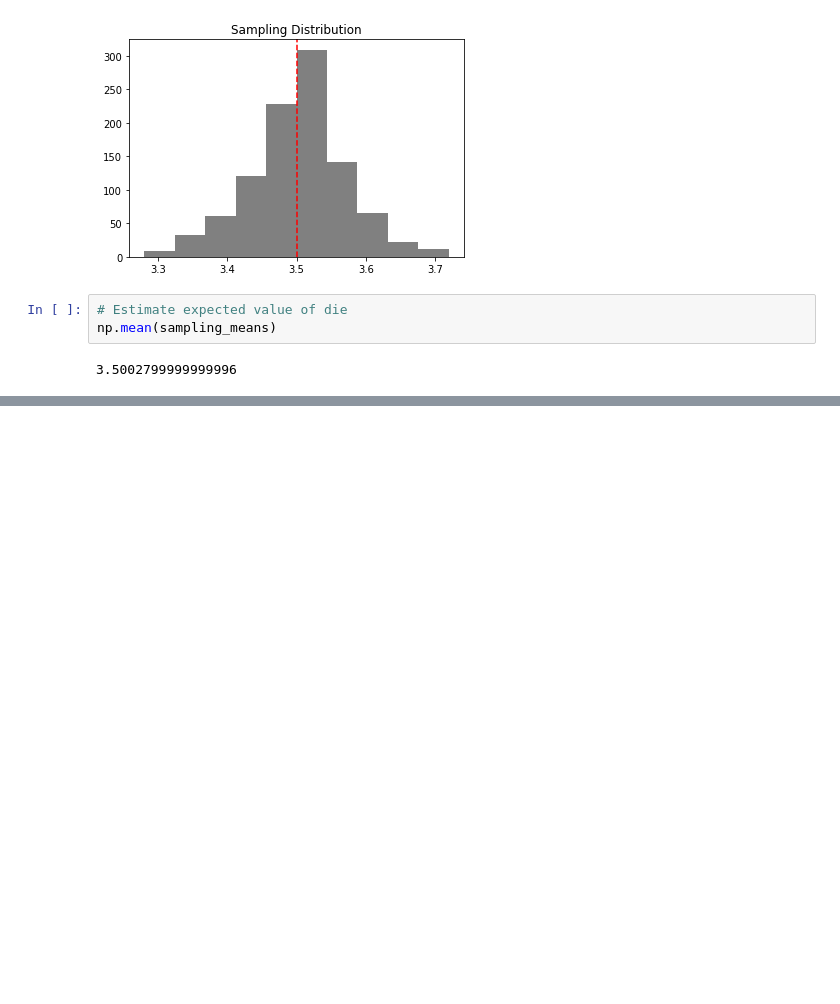
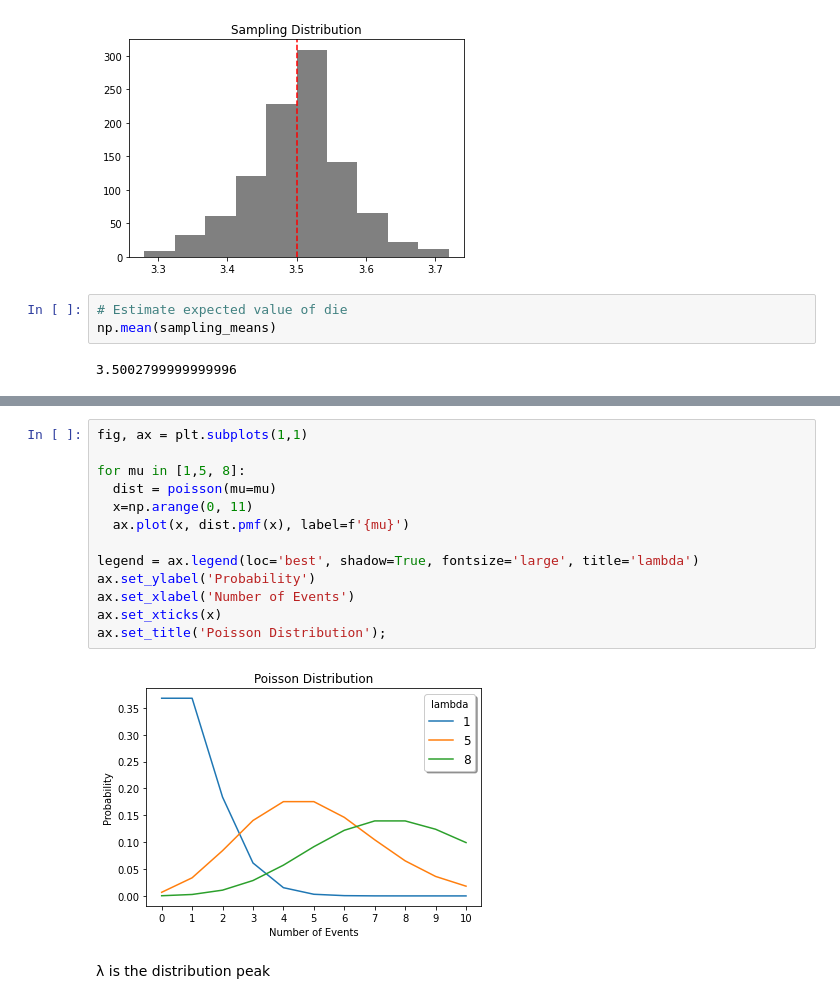
Before and after one commit to AilingLiu/Statistics, a Jupyter notebook: distributions.ipynb, the cells around one changed output, grey strips where cells are left out. Cells and saved outputs as stored; diff of their text form; blank space fills up the shorter version.

```diff
--- a/distributions.ipynb
+++ b/distributions.ipynb
@@ -185,0 +217,17 @@ np.mean(sampling_means)
+# %%
+fig, ax = plt.subplots(1,1)
+
+for mu in [1,5, 8]:
+  dist = poisson(mu=mu)
+  x=np.arange(0, 11)
+  ax.plot(x, dist.pmf(x), label=f'{mu}')
+
+legend = ax.legend(loc='best', shadow=True, fontsize='large', title='lambda')
+ax.set_ylabel('Probability')
+ax.set_xlabel('Number of Events')
+ax.set_xticks(x)
+ax.set_title('Poisson Distribution');
+# %% [output]
+[figure, added]
+# %% [markdown]
+λ is the distribution peak
```
Also changed, not shown: parts of 18 cells of this notebook.
